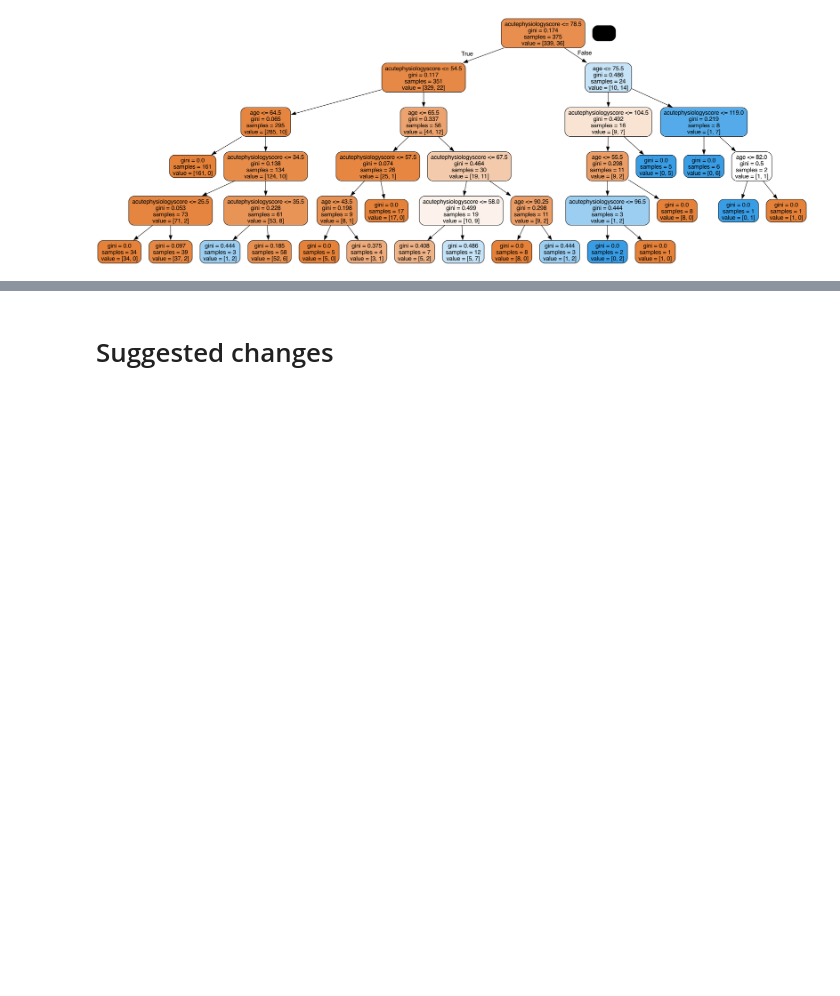
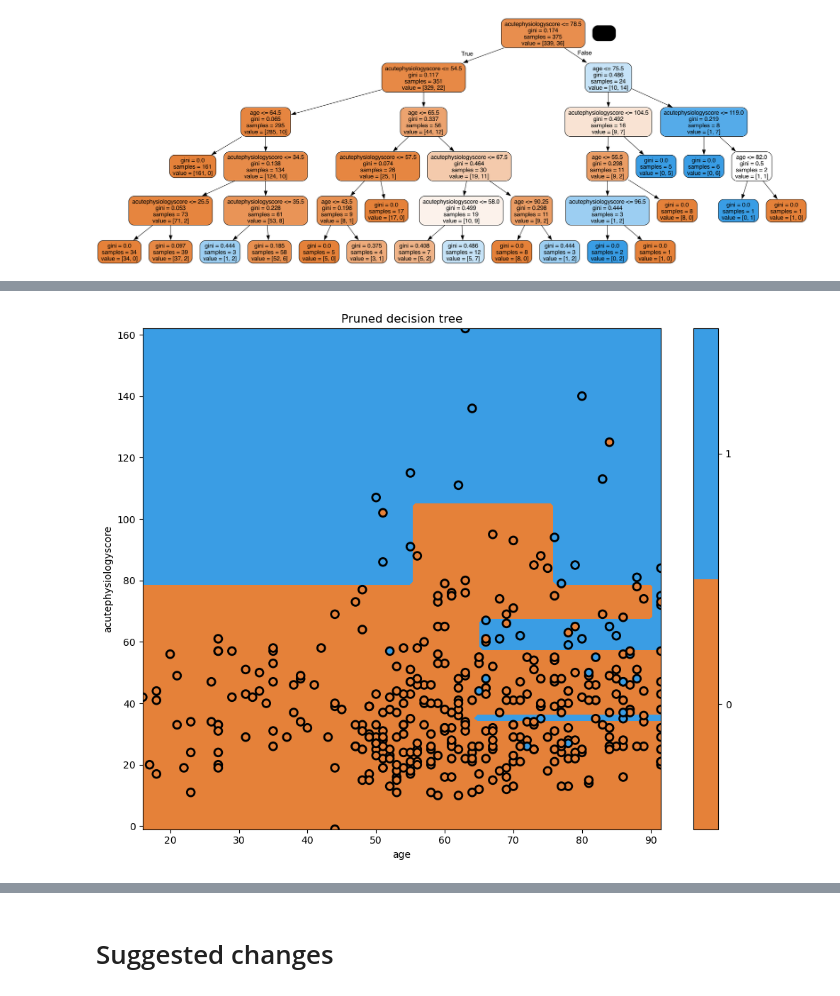
Before and after one commit to marioa/ml_course, a Jupyter notebook: ML.ipynb, the cells around one changed output, grey strips where cells are left out. Drawn from its saved outputs; the diff is of its cells as text; code cells hidden in the pictures; blank space fills up the shorter version.

Commit message:
Tree code in place.

```diff
--- a/ML.ipynb
+++ b/ML.ipynb
@@ -725,0 +753,6 @@ Image(graph.create_png())
+# %%
+# Decision surface for this tree
+plt.figure(figsize=[10,8])
+glowyr.plot_model_pred_2d(mdl, x_train, y_train, title="Pruned decision tree")
+# %% [output]
+[figure, added]
```
Also changed, not shown: parts of 34 cells of this notebook.
